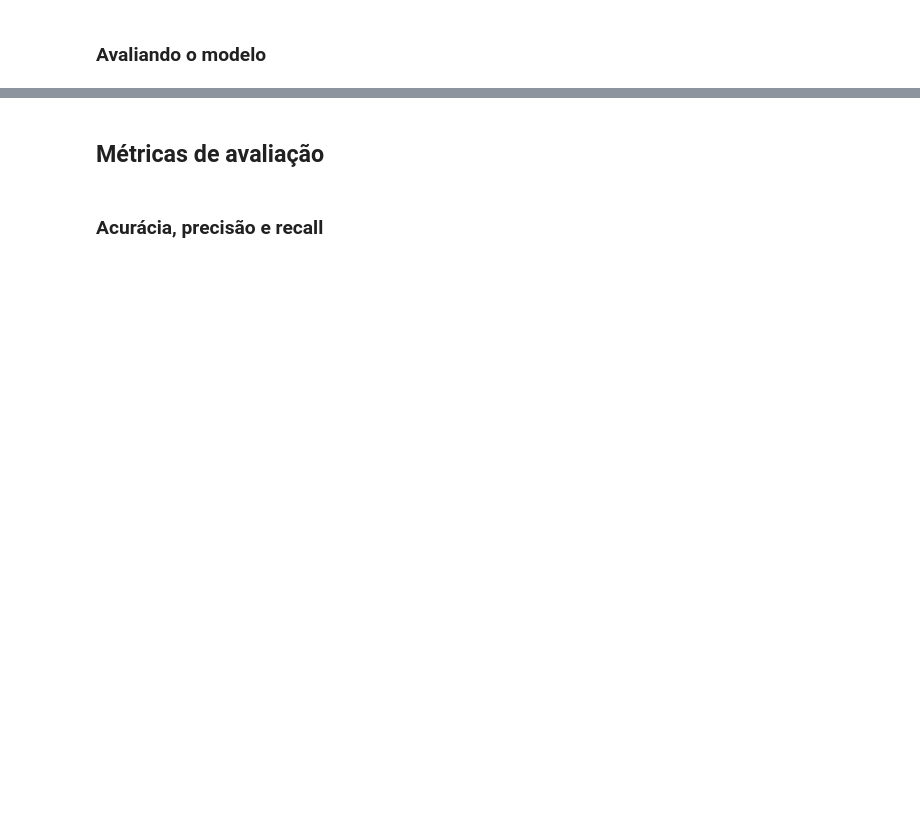
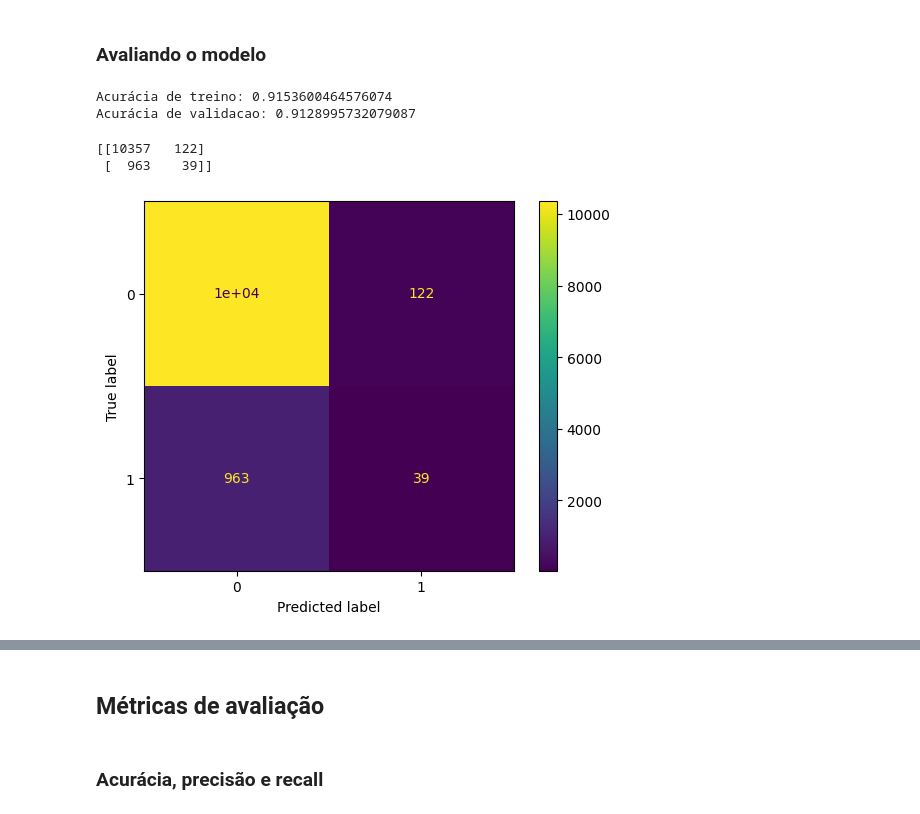
Before and after one commit to TheGabrielVieira/validacao-modelos-metricas-de-avalia--o, a Jupyter notebook: Projeto_Classificação_Validação_e_Métricas.ipynb, the cells around one changed output, grey strips where cells are left out. Saved outputs shown, nothing was run; the diff lists cells and outputs as text; code cells hidden in the pictures; blank space fills up the shorter version.

Commit message:
feat: start-loan-default-classification-project-using-Decision-Tree

```diff
--- a/Projeto_Classificação_Validação_e_Métricas.ipynb
+++ b/Projeto_Classificação_Validação_e_Métricas.ipynb
@@ -30,0 +64,5 @@ No intuito de checar a generalização de um modelo, devemos separar o conjunto
+# %%
+modelo = DecisionTreeClassifier()
+modelo.fit(X_train, y_train)
+print(f'Acurácia de treino: {modelo.score(X_train, y_train)}')
+print(f'Acurácia de validacao: {modelo.score(X_val, y_val)}')
@@ -30,0 +72,5 @@ No intuito de checar a generalização de um modelo, devemos separar o conjunto
+# %%
+modelo = DecisionTreeClassifier(max_depth=10)
+modelo.fit(X_train, y_train)
+print(f'Acurácia de treino: {modelo.score(X_train, y_train)}')
+print(f'Acurácia de validacao: {modelo.score(X_val, y_val)}')
@@ -31,2 +85,11 @@ No intuito de checar a generalização de um modelo, devemos separar o conjunto
 # %% [markdown]
 ### Avaliando o modelo
+# %%
+'''modelo = RandomForestClassifier(max_depth=10)
+modelo.fit(X_train, y_train)
+print(f'Acurácia de treino: {modelo.score(X_train, y_train)}')
+print(f'Acurácia de validacao: {modelo.score(X_val, y_val)}')
+'''
+# %% [output]
+Acurácia de treino: 0.9153600464576074
+Acurácia de validacao: 0.9128995732079087
@@ -32,0 +98,7 @@ No intuito de checar a generalização de um modelo, devemos separar o conjunto
+# %%
+y_previsto = modelo.predict(X_val)
+matrix_confusao = confusion_matrix(y_val, y_previsto)
+print(matrix_confusao)
+# %% [output]
+[[10357   122]
+ [  963    39]]
@@ -32,0 +107,5 @@ No intuito de checar a generalização de um modelo, devemos separar o conjunto
+# %%
+visualizacao = ConfusionMatrixDisplay(confusion_matrix=matrix_confusao)
+visualizacao.plot();
+# %% [output]
+[figure, added]
```
Also changed, not shown: parts of 16 cells of this notebook, 2 other files.
